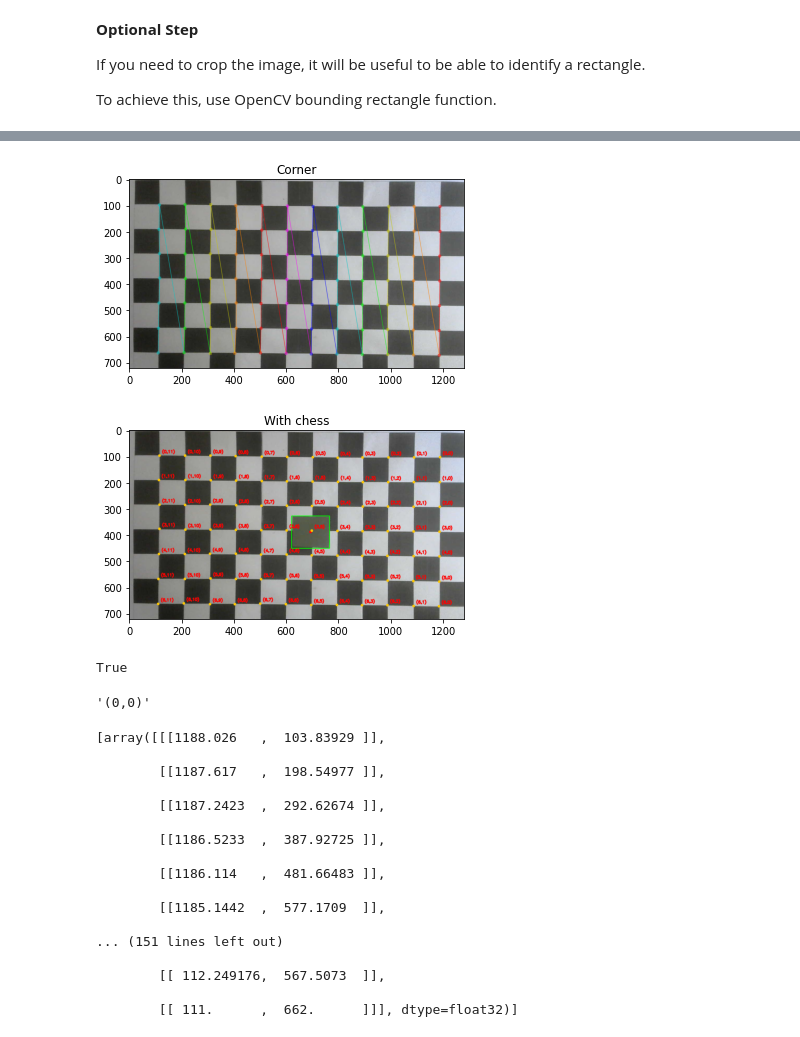
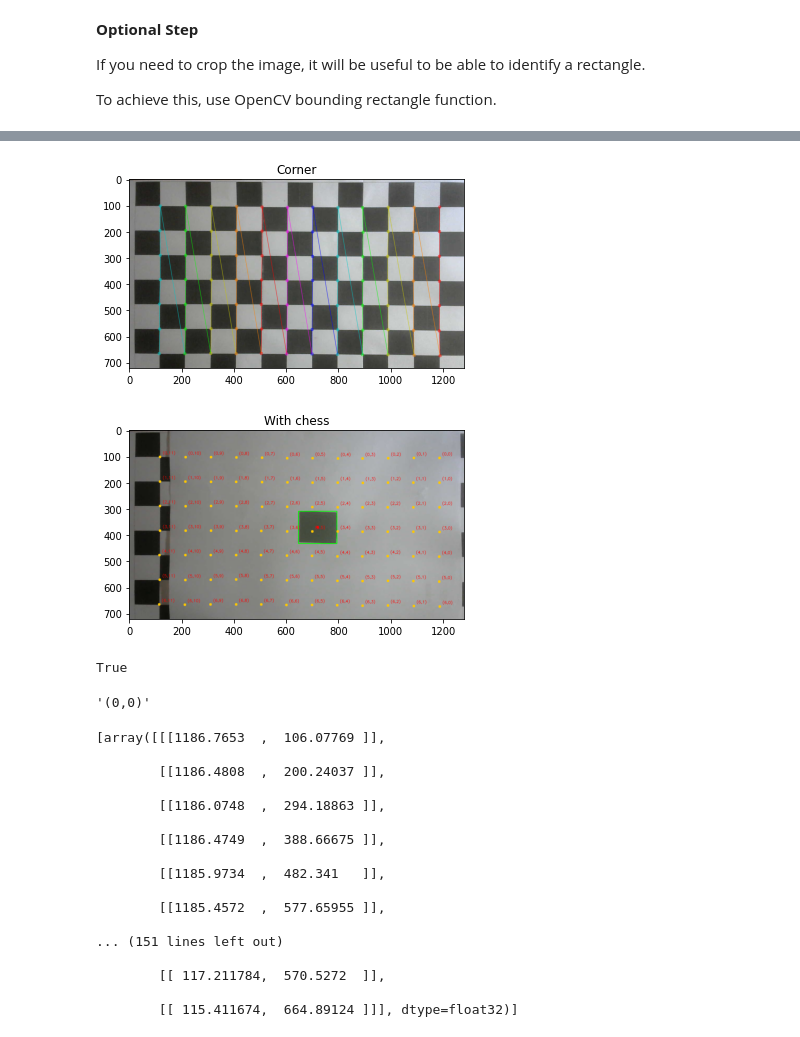
Before and after one commit to anh147/2D_Object, a Jupyter notebook: lego-set-object-recognition-example.ipynb, the cells around one changed output, grey strips where cells are left out. Saved outputs shown, nothing was run; the diff lists cells and outputs as text; code cells hidden in the pictures.

```diff
--- a/lego-set-object-recognition-example.ipynb
+++ b/lego-set-object-recognition-example.ipynb
@@ -35,10 +35,10 @@ def previewImg(text,img_preview,grayscale=False):
 Let's load the starting point.  The example image and it's background.
 # %%
 #load the example.  It is a white piece, the most difficult to detect!
-img_example=cv2.imread('image/n_01.jpg')
+img_example=cv2.imread('image3/02.jpg')
 
 #load a background, so we can extract it and make it easy to detect the object.
-img_bg=cv2.imread('image/n_bg.jpg')
+img_bg=cv2.imread('image3/00.jpg')
 # %% [markdown]
 **Staring Point**
 
@@ -241,7 +240,7 @@ objp[:,:2] = np.mgrid[0:boardWidth, 0:boardHeight].T.reshape(-1,2)
 objpoints = [] # 3d points in real world space
 imgpoints = [] # 2d points in image plane.
 # Make a list of calibration images
-images = glob.glob('image/n_bg.jpg')
+images = glob.glob('image3/bg.jpg')
 # Step through the list and search for chessboard corners
 for idx, fname in enumerate(images):
     img = cv2.imread(fname)
@@ -262,19 +261,19 @@ for idx, fname in enumerate(images):
     else:
         print("Error")
 # %% [output]
-[figure, old version]
+[figure, new version]
 # %%
 for i in range (0, boardHeight*boardWidth):
     image = cv2.circle(img_withrectangle, (int(imgpoints[0][i][0][0]), int(imgpoints[0][i][0][1])), radius=0, color=(0, 200, 255), thickness=10)
 
     text = '(' + str(int(objpoints[0][i][0])) +','+ str(int(objpoints[0][i][1])) + ')'
     image = cv2.putText(image, text, (int(imgpoints[0][i][0][0]) + 10, int(imgpoints[0][i][0][1])-10), cv2.FONT_HERSHEY_SIMPLEX, 0.5,
-                 (0, 0, 255), 2, cv2.LINE_AA, False)
+                 (0, 0, 255), 1, cv2.LINE_AA, False)
 
 previewImg("With chess", image)
 cv2.imwrite('image2/result.jpg', image)
 # %% [output]
-[figure, old version]
+[figure, new version]
 True
 # %%
 #Tìm tọa độ vật so với hệ tọa độ bàn cờ
@@ -286,20 +285,20 @@ objpoints
 # %%
 imgpoints
 # %% [output]
-[array([[[1188.026   ,  103.83929 ]],
+[array([[[1186.7653  ,  106.07769 ]],
 
-        [[1187.617   ,  198.54977 ]],
+        [[1186.4808  ,  200.24037 ]],
 
-        [[1187.2423  ,  292.62674 ]],
+        [[1186.0748  ,  294.18863 ]],
 
-        [[1186.5233  ,  387.92725 ]],
+        [[1186.4749  ,  388.66675 ]],
 
-        [[1186.114   ,  481.66483 ]],
+        [[1185.9734  ,  482.341   ]],
 
-        [[1185.1442  ,  577.1709  ]],
+        [[1185.4572  ,  577.65955 ]],
 
 ... (151 lines left out)
 
-        [[ 112.249176,  567.5073  ]],
+        [[ 117.211784,  570.5272  ]],
 
-        [[ 111.      ,  662.      ]]], dtype=float32)]
+        [[ 115.411674,  664.89124 ]]], dtype=float32)]
```
Also changed, not shown: parts of 10 cells of this notebook, 8 other files.
